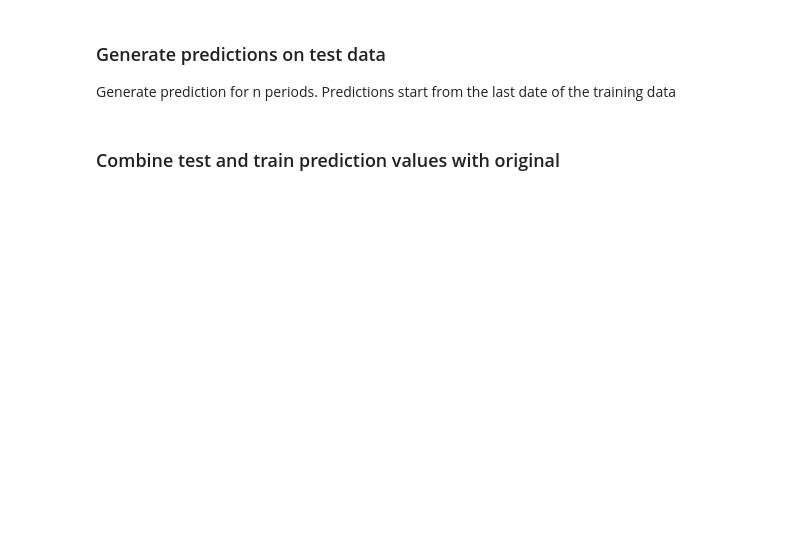
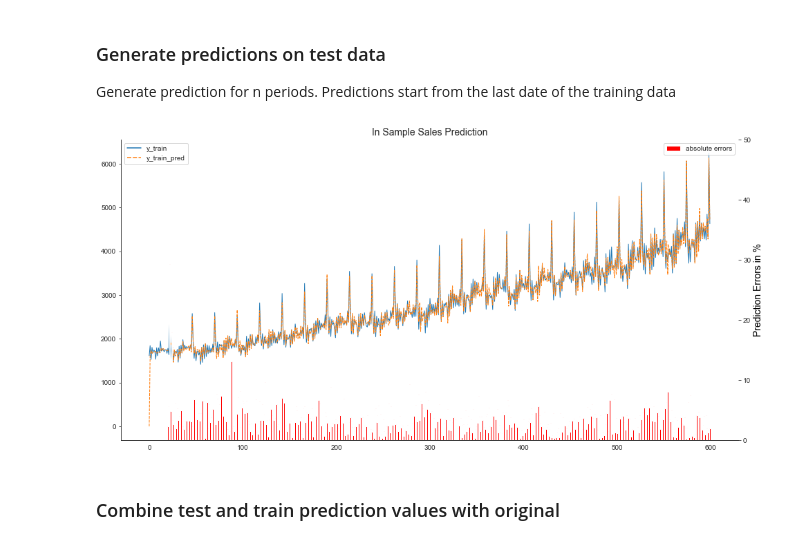
Before and after one commit to ChrisHastieIW/Snowflake-BUILD-2022, a Jupyter notebook: 02_data_science.ipynb, the cells around one changed output. Saved outputs shown, nothing was run; the diff lists cells and outputs as text; code cells hidden in the pictures; blank space fills up the shorter version.

```diff
--- a/02_data_science.ipynb
+++ b/02_data_science.ipynb
@@ -166,3 +204,32 @@ df_test['y_test_pred'] = test_pred
+# %%
+import matplotlib.pyplot as plt
+import seaborn as sns
+sns.set_style('white', { 'axes.spines.right': False, 'axes.spines.top': False})
+
+# Generate in-sample Predictions
+# The parameter dynamic=False means that the model makes predictions upon the lagged values.
+# This means that the model is trained until a point in the time-series and then tries to predict the next value.
+pred = model_fit.predict_in_sample(dynamic=False) # works only with auto-arima
+df_train['y_train_pred'] = pred
+
+# Calculate the percentage difference
+df_train['diff_percent'] = abs((df_train['y_train'] - pred) / df_train['y_train'])* 100
+
+# Print the predicted time-series
+fig, ax1 = plt.subplots(figsize=(16, 8))
+plt.title("In Sample Sales Prediction", fontsize=14)
+sns.lineplot(data=df_train[['y_train', 'y_train_pred']], linewidth=1.0)
+
+# Print percentage prediction errors on a separate axis (ax2)
+ax2 = ax1.twinx()
+ax2.set_ylabel('Prediction Errors in %', color='black', fontsize=14)
+ax2.set_ylim([0,50])
+ax2.bar(height=df_train['diff_percent'][20:], x=df_train.index[20:], width=1, color='red', label='absolute errors')
+plt.legend(['Error %'], loc='upper right')
+plt.legend()
+plt.show()
+# %% [output]
+[figure, added]
 # %% [markdown]
 ### Combine test and train prediction values with original
 # %%
```
Also changed, not shown: parts of 13 cells of this notebook, 1 other file.
